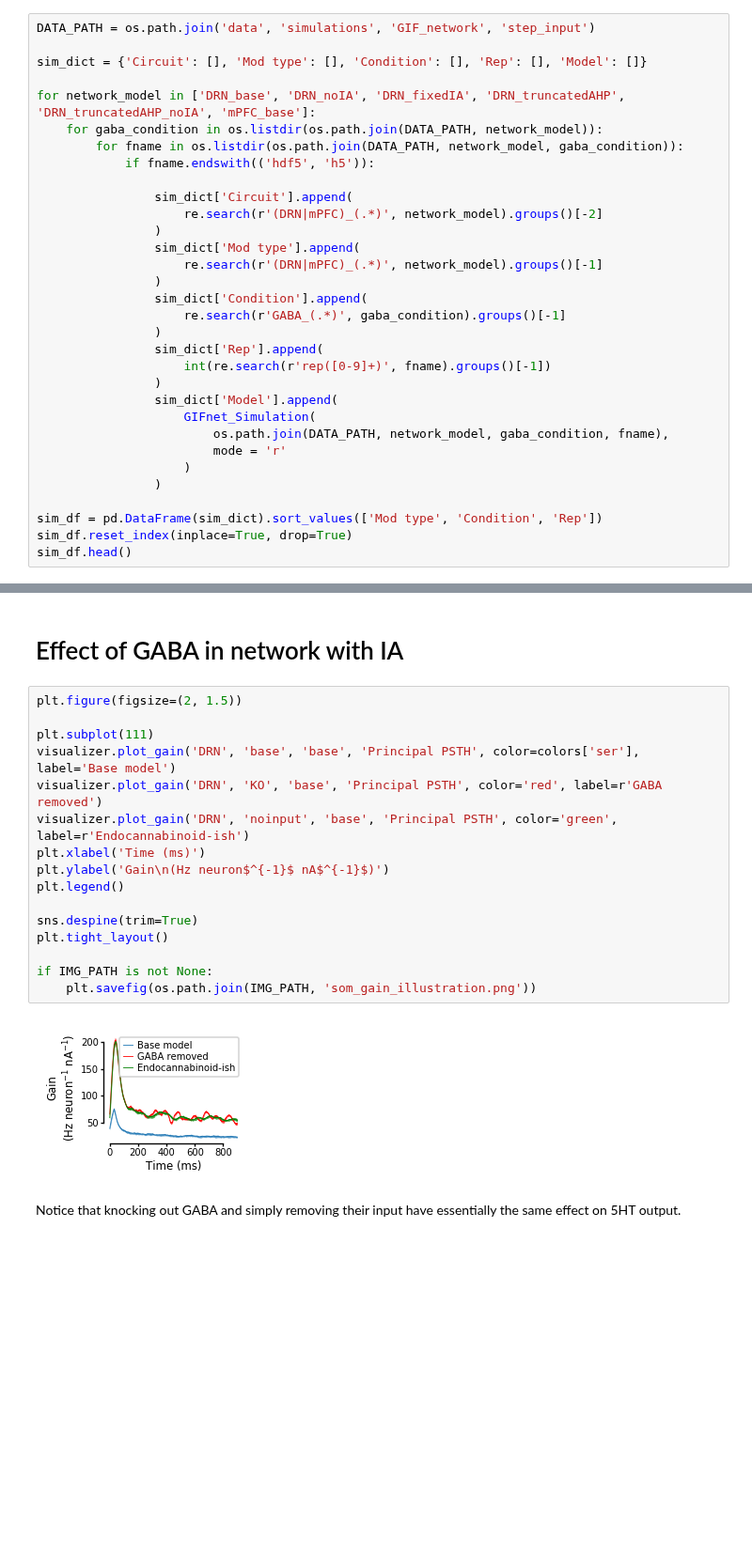
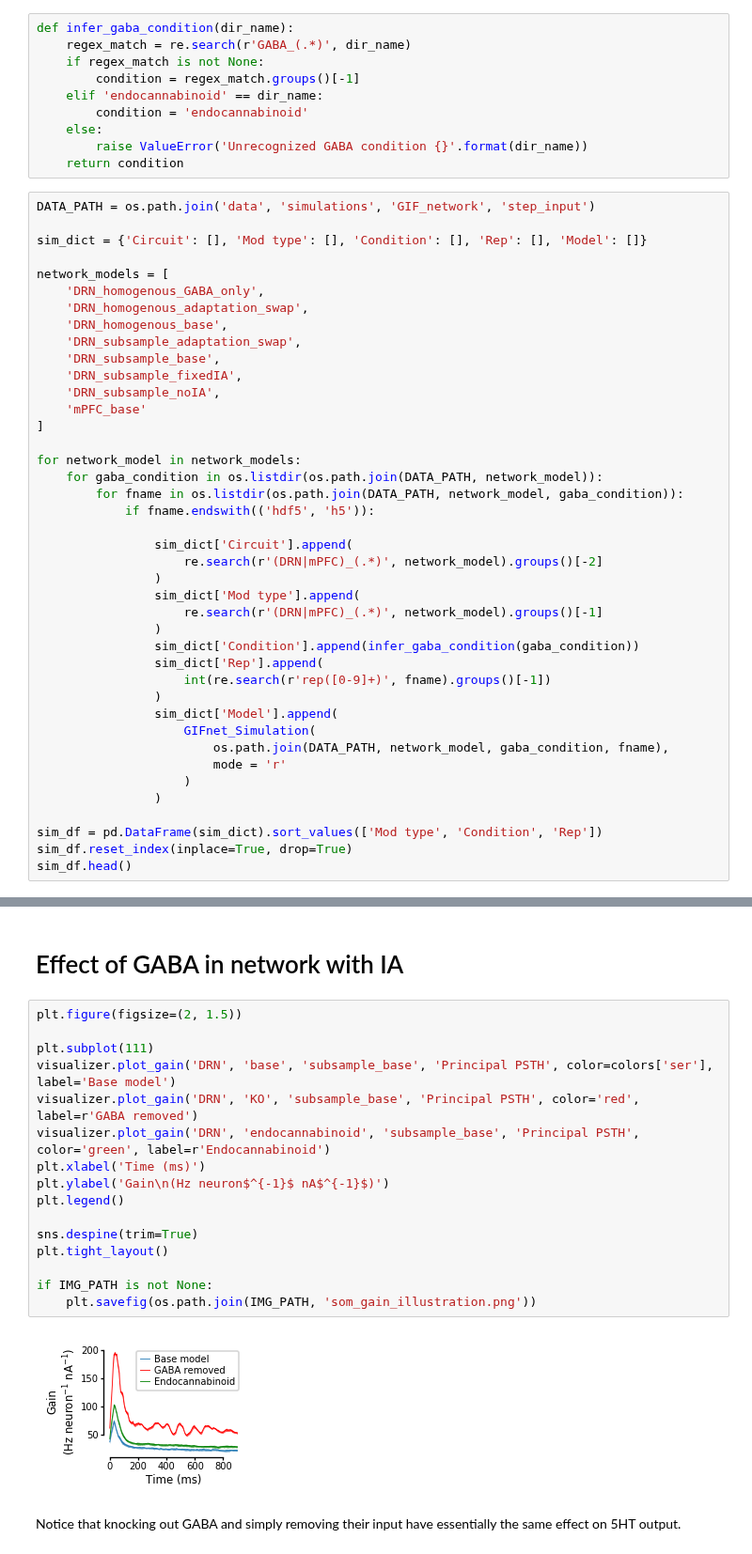
Before and after one commit to nauralcodinglab/raphegif, a Jupyter notebook: figs/scripts/writeup/gain_illustration.ipynb, the cells around one changed output, grey strips where cells are left out. Shown at 94% size. Saved outputs shown, nothing was run; the diff lists cells and outputs as text; blank space fills up the shorter version.

Commit message:
Gain illustration panels with updated network simulations

```diff
--- a/figs/scripts/writeup/gain_illustration.ipynb
+++ b/figs/scripts/writeup/gain_illustration.ipynb
@@ -29,12 +31,33 @@ from grr.CurveFit import plot_linear_fit
 plt.style.use(os.path.join('figs', 'scripts', 'writeup', 'publication_figure_style.dms'))
 plt.rc('text', usetex=False)
 IMG_PATH = os.path.join('figs', 'ims', 'writeup', 'GIF_network')
+# %%
+def infer_gaba_condition(dir_name):
+    regex_match = re.search(r'GABA_(.*)', dir_name)
+    if regex_match is not None:
+        condition = regex_match.groups()[-1]
+    elif 'endocannabinoid' == dir_name:
+        condition = 'endocannabinoid'
+    else:
+        raise ValueError('Unrecognized GABA condition {}'.format(dir_name))
+    return condition
 # %%
 DATA_PATH = os.path.join('data', 'simulations', 'GIF_network', 'step_input')
 
 sim_dict = {'Circuit': [], 'Mod type': [], 'Condition': [], 'Rep': [], 'Model': []}
 
-for network_model in ['DRN_base', 'DRN_noIA', 'DRN_fixedIA', 'DRN_truncatedAHP', 'DRN_truncatedAHP_noIA', 'mPFC_base']:
+network_models = [
+    'DRN_homogenous_GABA_only',
+    'DRN_homogenous_adaptation_swap',
+    'DRN_homogenous_base',
+    'DRN_subsample_adaptation_swap',
+    'DRN_subsample_base',
+    'DRN_subsample_fixedIA',
+    'DRN_subsample_noIA',
+    'mPFC_base'
+]
+
+for network_model in network_models:
     for gaba_condition in os.listdir(os.path.join(DATA_PATH, network_model)):
         for fname in os.listdir(os.path.join(DATA_PATH, network_model, gaba_condition)):
             if fname.endswith(('hdf5', 'h5')):
@@ -45,9 +68,7 @@ for network_model in ['DRN_base', 'DRN_noIA', 'DRN_fixedIA', 'DRN_truncatedAHP',
                 sim_dict['Mod type'].append(
                     re.search(r'(DRN|mPFC)_(.*)', network_model).groups()[-1]
                 )
-                sim_dict['Condition'].append(
-                    re.search(r'GABA_(.*)', gaba_condition).groups()[-1]
-                )
+                sim_dict['Condition'].append(infer_gaba_condition(gaba_condition))
                 sim_dict['Rep'].append(
                     int(re.search(r'rep([0-9]+)', fname).groups()[-1])
                 )
@@ -533,21 +554,21 @@ if IMG_PATH is not None:
 # %%
 plt.figure(figsize=(2, 1.5))
 
 plt.subplot(111)
-visualizer.plot_gain('DRN', 'base', 'base', 'Principal PSTH', color=colors['ser'], label='Base model')
-visualizer.plot_gain('DRN', 'KO', 'base', 'Principal PSTH', color='red', label=r'GABA removed')
-visualizer.plot_gain('DRN', 'noinput', 'base', 'Principal PSTH', color='green', label=r'Endocannabinoid-ish')
+visualizer.plot_gain('DRN', 'base', 'subsample_base', 'Principal PSTH', color=colors['ser'], label='Base model')
+visualizer.plot_gain('DRN', 'KO', 'subsample_base', 'Principal PSTH', color='red', label=r'GABA removed')
+visualizer.plot_gain('DRN', 'endocannabinoid', 'subsample_base', 'Principal PSTH', color='green', label=r'Endocannabinoid')
 plt.xlabel('Time (ms)')
 plt.ylabel('Gain\n(Hz neuron$^{-1}$ nA$^{-1}$)')
 plt.legend()
 
 sns.despine(trim=True)
 plt.tight_layout()
 
 if IMG_PATH is not None:
     plt.savefig(os.path.join(IMG_PATH, 'som_gain_illustration.png'))
 # %% [output]
-[figure, old version]
+[figure, new version]
 # %% [markdown]
 Notice that knocking out GABA and simply removing their input have essentially the same effect on 5HT output.
 # %%
```
Also changed, not shown: parts of 33 cells of this notebook.
